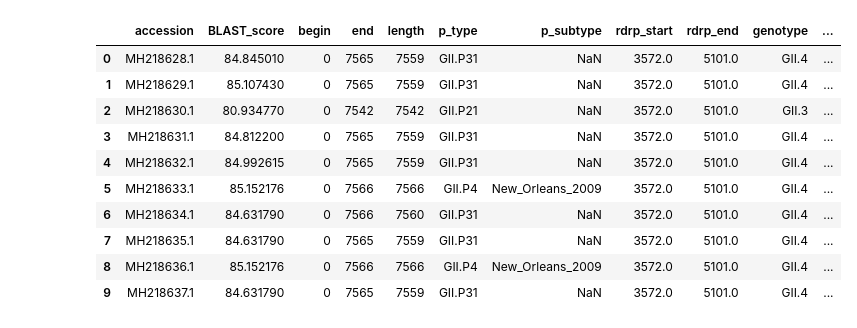
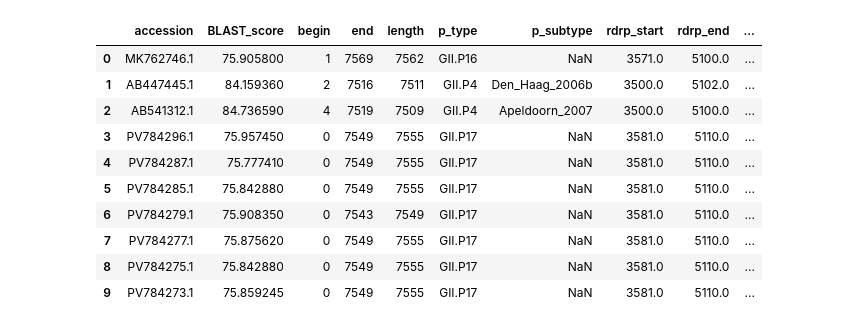
Before and after one commit to chriryde/norovirus-gii-dualtyping-ngs, a Jupyter notebook: notebooks/01_curation.ipynb, the cells around one changed output. Drawn from its saved outputs; the diff is of its cells as text; code cells hidden in the pictures.

```diff
--- a/notebooks/01_curation.ipynb
+++ b/notebooks/01_curation.ipynb
@@ -14,22 +14,23 @@ CONFIG_PATH: Path = PROJECT_ROOT / "config" / "curation.yml"
 with open(CONFIG_PATH, "r", encoding="utf-8") as file:
     config = yaml.safe_load(file)
 
-GENOMIC_SPECIFICATION = PROJECT_ROOT / (config["paths"]["specification_csv"])
+COMPLETE_SPECIFICATION = PROJECT_ROOT / (config["paths"]["final_complete_full_specification"])
+PARTIAL_SPECIFICATION = PROJECT_ROOT / (config["paths"]["final_partial_full_specification"])
 # %%
-genome_spec_df = pd.read_csv(GENOMIC_SPECIFICATION)
-genome_spec_df.head(10)
+complete_spec_df = pd.read_csv(COMPLETE_SPECIFICATION)
+complete_spec_df.head(10)
 # %% [output]
-|  | accession | BLAST_score | begin | end | length | p_type | p_subtype | rdrp_start | rdrp_end | genotype | ... |
-| 0 | MH218628.1 | 84.845010 | 0 | 7565 | 7559 | GII.P31 | NaN | 3572.0 | 5101.0 | GII.4 | ... |
-| 1 | MH218629.1 | 85.107430 | 0 | 7565 | 7559 | GII.P31 | NaN | 3572.0 | 5101.0 | GII.4 | ... |
-| 2 | MH218630.1 | 80.934770 | 0 | 7542 | 7542 | GII.P21 | NaN | 3572.0 | 5101.0 | GII.3 | ... |
-| 3 | MH218631.1 | 84.812200 | 0 | 7565 | 7559 | GII.P31 | NaN | 3572.0 | 5101.0 | GII.4 | ... |
-| 4 | MH218632.1 | 84.992615 | 0 | 7565 | 7559 | GII.P31 | NaN | 3572.0 | 5101.0 | GII.4 | ... |
-| 5 | MH218633.1 | 85.152176 | 0 | 7566 | 7566 | GII.P4 | New_Orleans_2009 | 3572.0 | 5101.0 | GII.4 | ... |
-| 6 | MH218634.1 | 84.631790 | 0 | 7566 | 7560 | GII.P31 | NaN | 3572.0 | 5101.0 | GII.4 | ... |
-| 7 | MH218635.1 | 84.631790 | 0 | 7565 | 7559 | GII.P31 | NaN | 3572.0 | 5101.0 | GII.4 | ... |
-| 8 | MH218636.1 | 85.152176 | 0 | 7566 | 7566 | GII.P4 | New_Orleans_2009 | 3572.0 | 5101.0 | GII.4 | ... |
-| 9 | MH218637.1 | 84.631790 | 0 | 7565 | 7559 | GII.P31 | NaN | 3572.0 | 5101.0 | GII.4 | ... |
+|  | accession | BLAST_score | begin | end | length | p_type | p_subtype | rdrp_start | rdrp_end | ... |
+| 0 | MK762746.1 | 75.905800 | 1 | 7569 | 7562 | GII.P16 | NaN | 3571.0 | 5100.0 | ... |
+| 1 | AB447445.1 | 84.159360 | 2 | 7516 | 7511 | GII.P4 | Den_Haag_2006b | 3500.0 | 5102.0 | ... |
+| 2 | AB541312.1 | 84.736590 | 4 | 7519 | 7509 | GII.P4 | Apeldoorn_2007 | 3500.0 | 5100.0 | ... |
+| 3 | PV784296.1 | 75.957450 | 0 | 7549 | 7555 | GII.P17 | NaN | 3581.0 | 5110.0 | ... |
+| 4 | PV784287.1 | 75.777410 | 0 | 7549 | 7555 | GII.P17 | NaN | 3581.0 | 5110.0 | ... |
+| 5 | PV784285.1 | 75.842880 | 0 | 7549 | 7555 | GII.P17 | NaN | 3581.0 | 5110.0 | ... |
+| 6 | PV784279.1 | 75.908350 | 0 | 7543 | 7549 | GII.P17 | NaN | 3581.0 | 5110.0 | ... |
+| 7 | PV784277.1 | 75.875620 | 0 | 7549 | 7555 | GII.P17 | NaN | 3581.0 | 5110.0 | ... |
+| 8 | PV784275.1 | 75.842880 | 0 | 7549 | 7555 | GII.P17 | NaN | 3581.0 | 5110.0 | ... |
+| 9 | PV784273.1 | 75.859245 | 0 | 7549 | 7555 | GII.P17 | NaN | 3581.0 | 5110.0 | ... |
 # %%
 sns.set(rc={"figure.figsize":(16, 7)})
 # %%
```
Also changed, not shown: parts of 7 cells of this notebook, 32 other files.
